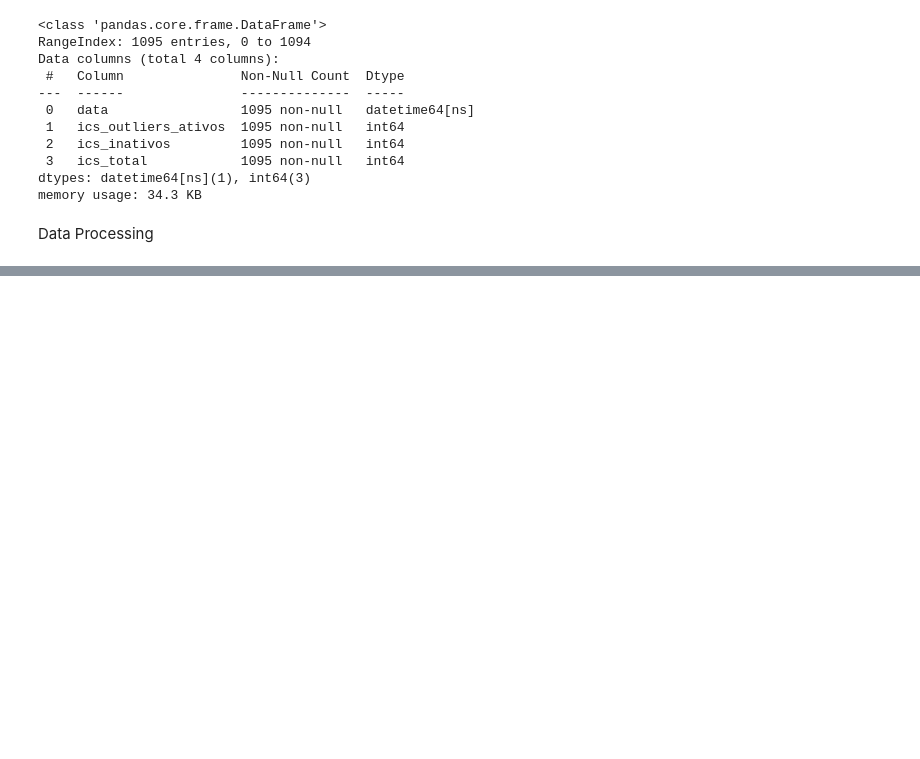
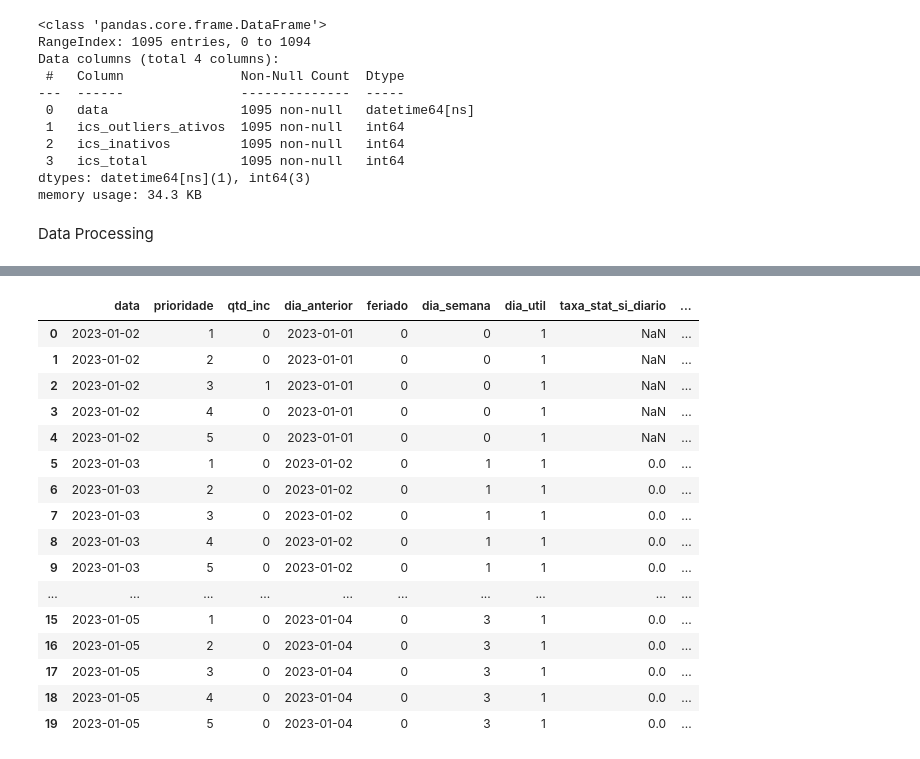
Before and after one commit to jffdevbr/challenge_locaweb, a Jupyter notebook: notebooks/model_training.ipynb, the cells around one changed output, grey strips where cells are left out. Drawn from its saved outputs; the diff is of its cells as text; code cells hidden in the pictures; blank space fills up the shorter version.

```diff
--- a/notebooks/model_training.ipynb
+++ b/notebooks/model_training.ipynb
@@ -114,8 +114,8 @@ Data columns (total 10 columns):
 dtypes: datetime64[ns](1), float64(3), int64(6)
 memory usage: 85.7 KB
 # %%
-s_ft_ic = pd.read_csv(filepath_or_buffer=f"{BASE_PATH}s_ft_ic.csv", sep=";", encoding='ISO-8859-1', parse_dates=['data'])
-s_ft_ic.info()
+s_diario_itens_config = pd.read_csv(filepath_or_buffer=f"{BASE_PATH}s_diario_itens_config.csv", sep=";", encoding='ISO-8859-1', parse_dates=['data'])
+s_diario_itens_config.info()
 # %% [output]
 <class 'pandas.core.frame.DataFrame'>
 RangeIndex: 1095 entries, 0 to 1094
@@ -132,0 +154,3 @@ Data Processing
+# %%
+training_table['dia_anterior'] = training_table['data'] - pd.Timedelta(days=1)
+training_table.head()
@@ -132,0 +164,3 @@ Data Processing
+# %%
+training_table.sort_values(by=['data', 'prioridade'], inplace=True)
+training_table.tail(20)
@@ -132,0 +185,49 @@ Data Processing
+# %%
+# unindo as features temporais - devem usar o dia real
+training_table = training_table.merge(
+    s_diario_temporal[['data', 'feriado', 'dia_semana', 'dia_util']],
+    on='data',
+    how='left'
+)
+
+# unindo as features de fechamento de incidentes - devem usar o dia anterior
+# Correção: removida a duplicata de 'taxa_stat_e_diario' e aplicada a renomeação da chave
+training_table = training_table.merge(
+    s_diario_fechamento[['data', 'taxa_stat_si_diario', 'taxa_stat_ea_diario', 'taxa_stat_e_diario']].rename(columns={'data': 'dia_anterior'}),
+    on='dia_anterior',
+    how='left'
+)
+
+# unindo as features de monitoramento - devem usar o dia anterior
+training_table = training_table.merge(
+    s_diario_monitoramento[['data', 'taxa_mon_diario']].rename(columns={'data': 'dia_anterior'}),
+    on='dia_anterior',
+    how='left'
+)
+
+# unindo as features relacionadas aos ics - devem usar o dia anterior
+training_table = training_table.merge(
+    s_diario_itens_config[['data', 'ics_outliers_ativos', 'ics_inativos']].rename(columns={'data': 'dia_anterior'}),
+    on='dia_anterior',
+    how='left'
+)
+# %%
+training_table.head(20)
+# %% [output]
+|  | data | prioridade | qtd_inc | dia_anterior | feriado | dia_semana | dia_util | taxa_stat_si_diario | ... |
+| 0 | 2023-01-02 | 1 | 0 | 2023-01-01 | 0 | 0 | 1 | NaN | ... |
+| 1 | 2023-01-02 | 2 | 0 | 2023-01-01 | 0 | 0 | 1 | NaN | ... |
+| 2 | 2023-01-02 | 3 | 1 | 2023-01-01 | 0 | 0 | 1 | NaN | ... |
+| 3 | 2023-01-02 | 4 | 0 | 2023-01-01 | 0 | 0 | 1 | NaN | ... |
+| 4 | 2023-01-02 | 5 | 0 | 2023-01-01 | 0 | 0 | 1 | NaN | ... |
+| 5 | 2023-01-03 | 1 | 0 | 2023-01-02 | 0 | 1 | 1 | 0.0 | ... |
+| 6 | 2023-01-03 | 2 | 0 | 2023-01-02 | 0 | 1 | 1 | 0.0 | ... |
+| 7 | 2023-01-03 | 3 | 0 | 2023-01-02 | 0 | 1 | 1 | 0.0 | ... |
+| 8 | 2023-01-03 | 4 | 0 | 2023-01-02 | 0 | 1 | 1 | 0.0 | ... |
+| 9 | 2023-01-03 | 5 | 0 | 2023-01-02 | 0 | 1 | 1 | 0.0 | ... |
+| ... | ... | ... | ... | ... | ... | ... | ... | ... | ... |
+| 15 | 2023-01-05 | 1 | 0 | 2023-01-04 | 0 | 3 | 1 | 0.0 | ... |
+| 16 | 2023-01-05 | 2 | 0 | 2023-01-04 | 0 | 3 | 1 | 0.0 | ... |
+| 17 | 2023-01-05 | 3 | 0 | 2023-01-04 | 0 | 3 | 1 | 0.0 | ... |
+| 18 | 2023-01-05 | 4 | 0 | 2023-01-04 | 0 | 3 | 1 | 0.0 | ... |
+| 19 | 2023-01-05 | 5 | 0 | 2023-01-04 | 0 | 3 | 1 | 0.0 | ... |
```
Also changed, not shown: parts of 12 cells of this notebook.
